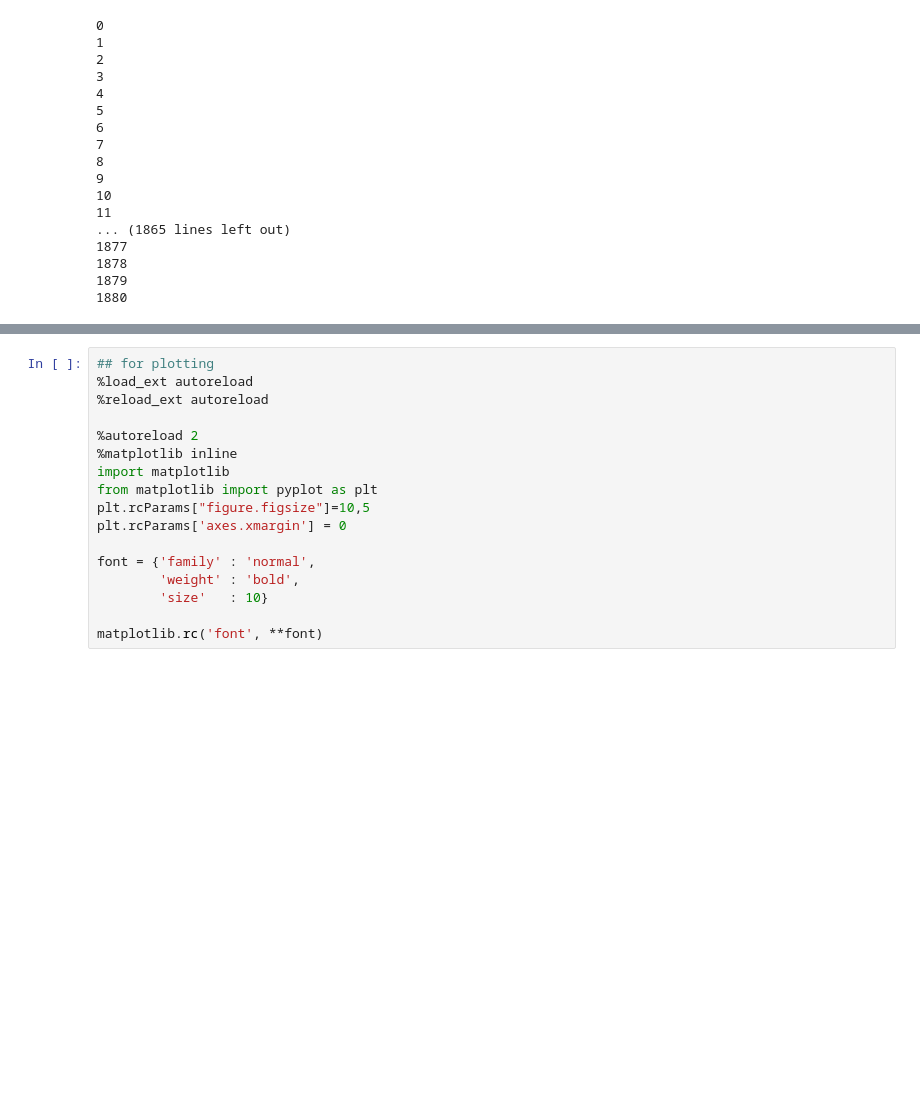
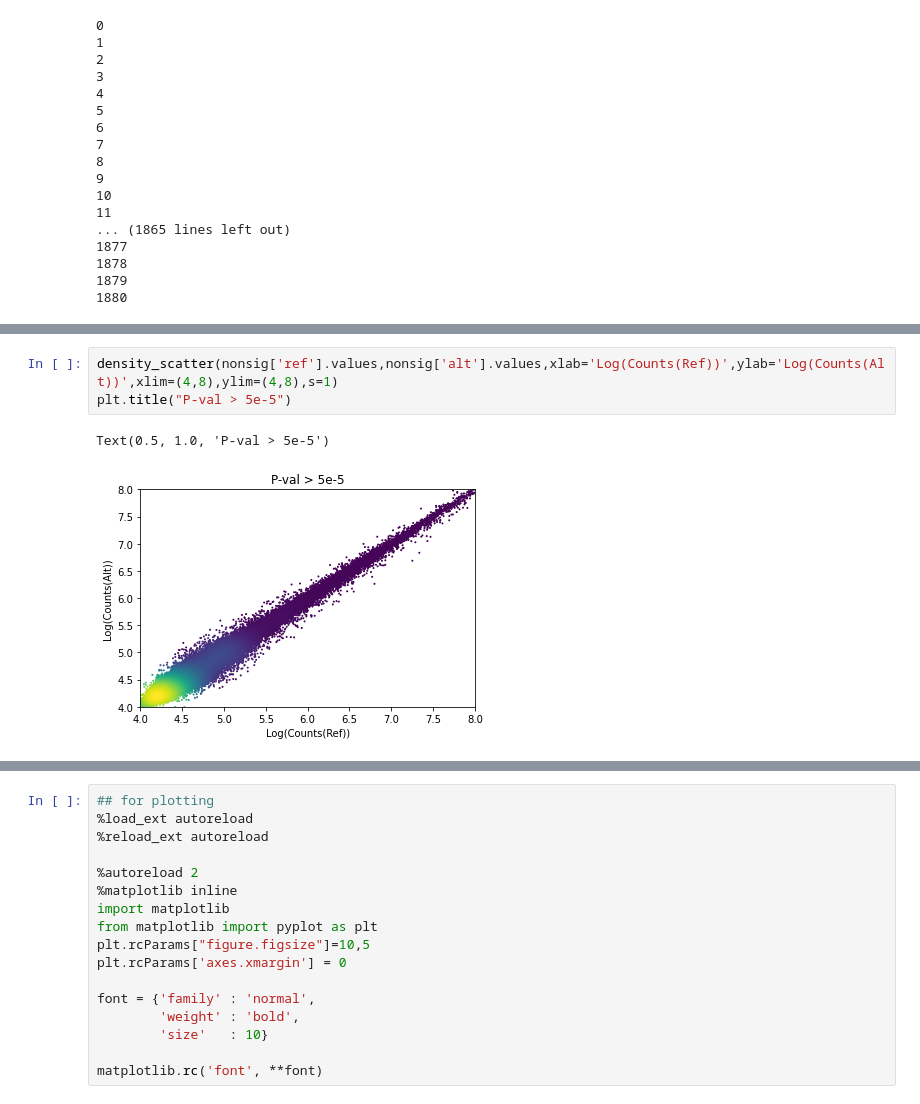
Before and after one commit to kundajelab/chrombpnet, a Jupyter notebook: gm12878_dnase/bQTL/score_snps_junD.ipynb, the cells around one changed output, grey strips where cells are left out. Cells and saved outputs as stored; diff of their text form; blank space fills up the shorter version.

```diff
--- a/gm12878_dnase/bQTL/score_snps_junD.ipynb
+++ b/gm12878_dnase/bQTL/score_snps_junD.ipynb
@@ -174,0 +277,6 @@ count_preds_df.plot.scatter(x='ref',y='alt',alpha=0.5)
+# %%
+density_scatter(nonsig['ref'].values,nonsig['alt'].values,xlab='Log(Counts(Ref))',ylab='Log(Counts(Alt))',xlim=(4,8),ylim=(4,8),s=1)
+plt.title("P-val > 5e-5")
+# %% [output]
+Text(0.5, 1.0, 'P-val > 5e-5')
+[figure, added]
```
Also changed, not shown: parts of 42 cells of this notebook, 10 other files.
